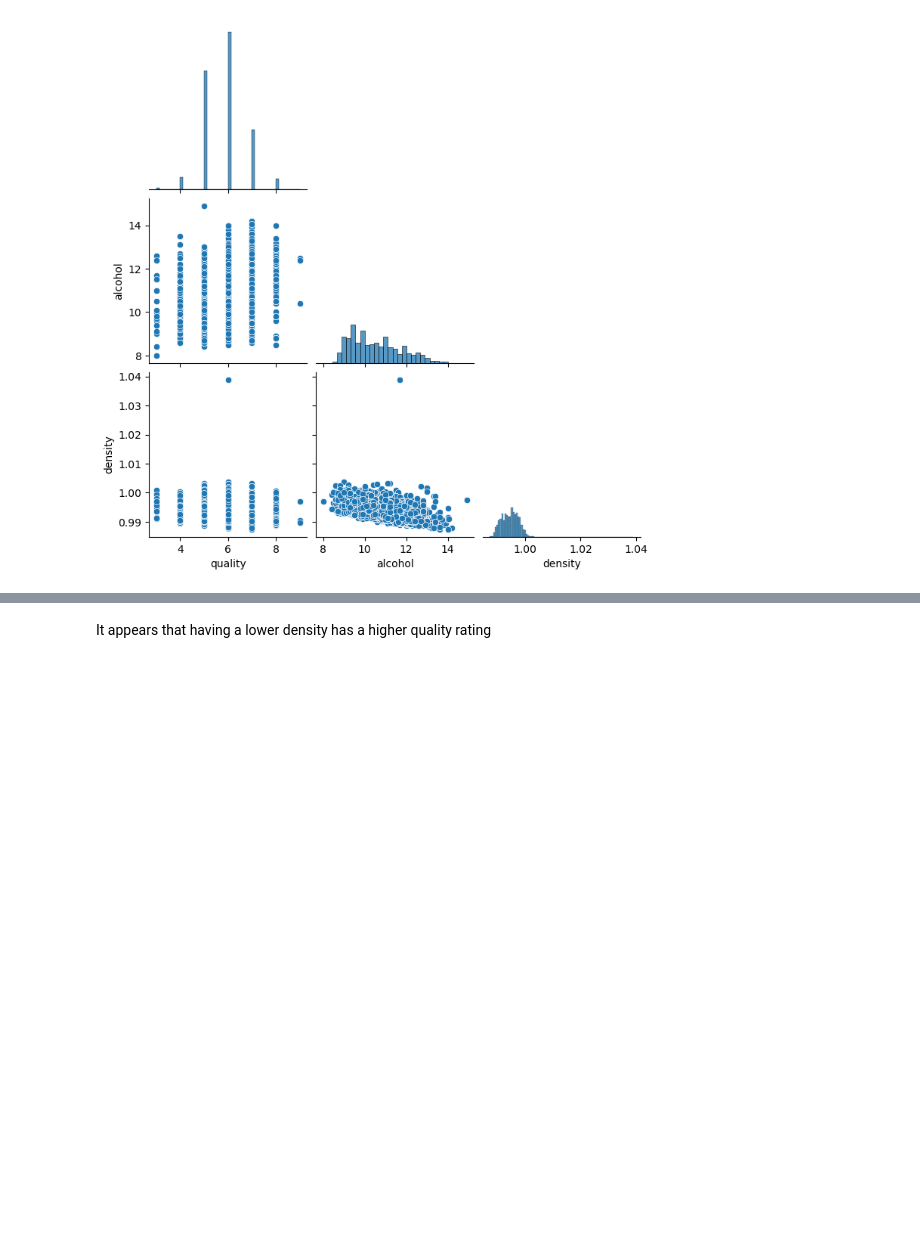
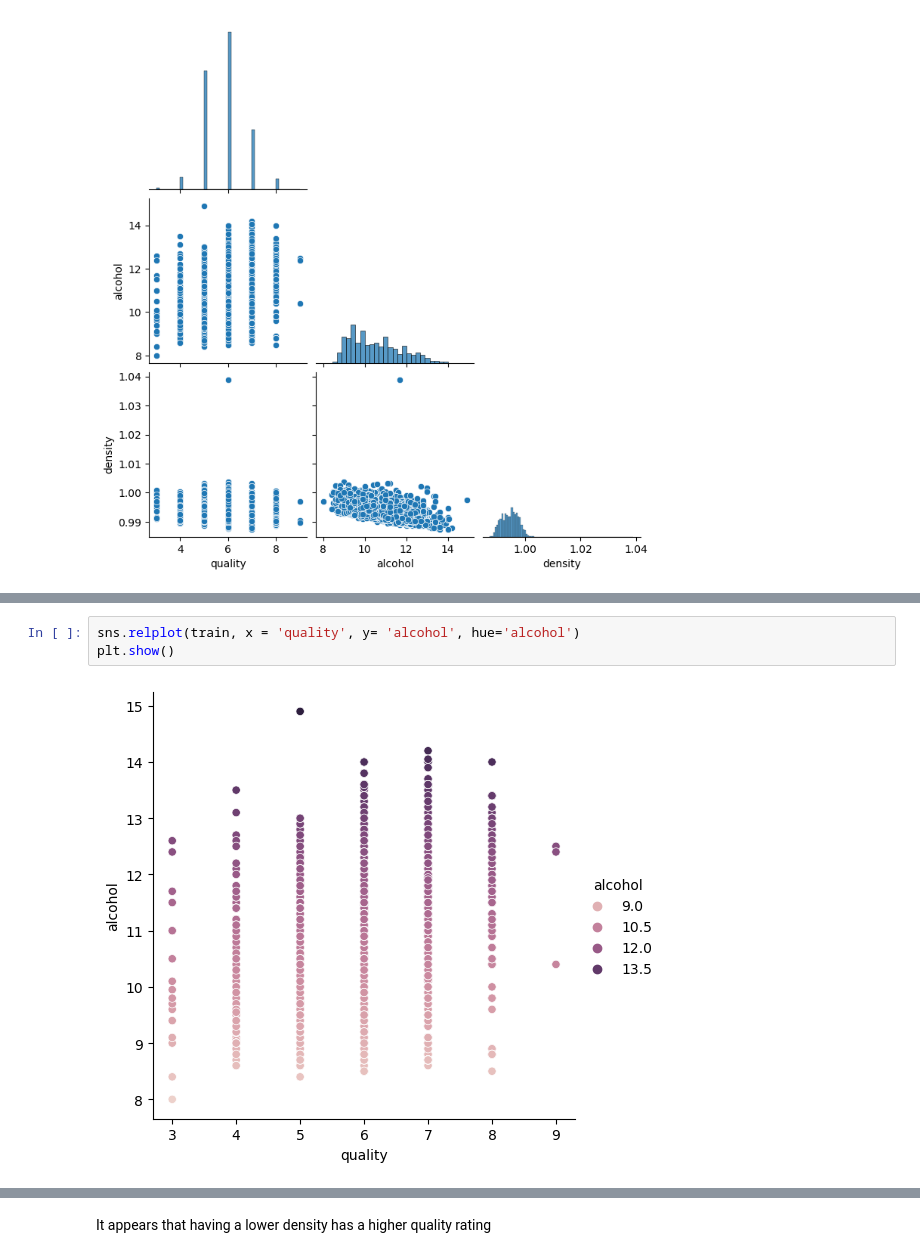
Before and after one commit to Segura-Jorge/wine_ing, a Jupyter notebook: combined/workbook_J.ipynb, the cells around one changed output, grey strips where cells are left out. Drawn from its saved outputs; the diff is of its cells as text; blank space fills up the shorter version.

```diff
--- a/combined/workbook_k.ipynb
+++ b/combined/workbook_J.ipynb
@@ -570,0 +576,5 @@ sns.relplot(train, x = 'alcohol', y= 'density', hue='quality')
+# %%
+sns.relplot(train, x = 'quality', y= 'alcohol', hue='alcohol')
+plt.show()
+# %% [output]
+[figure, added]
```
Also changed, not shown: parts of 9 cells of this notebook.
